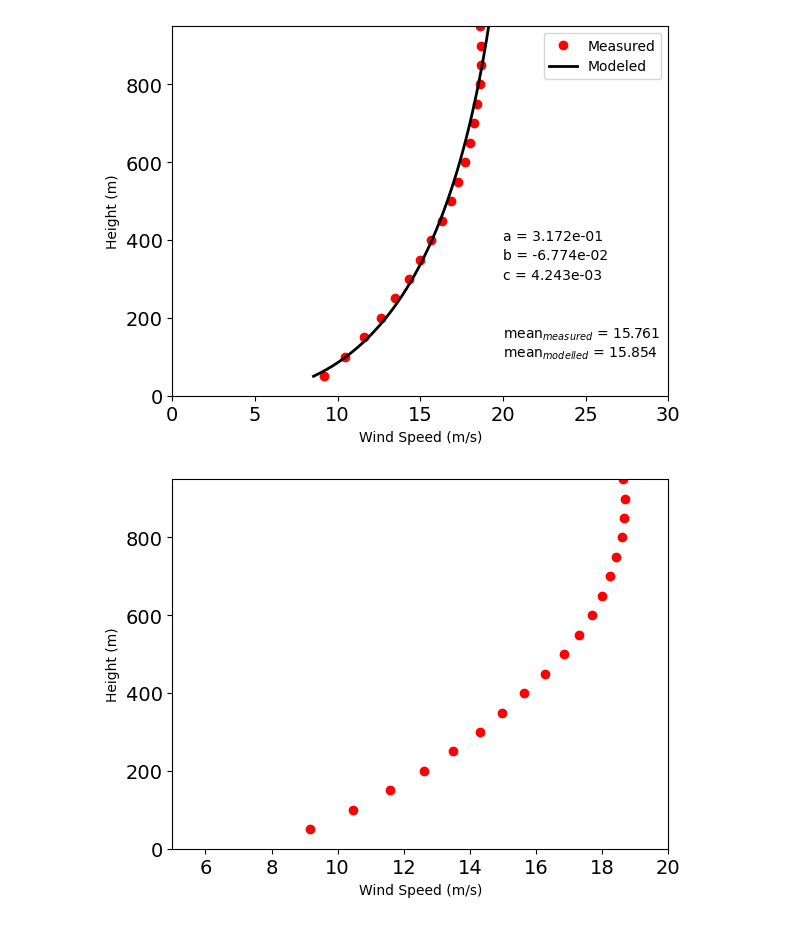
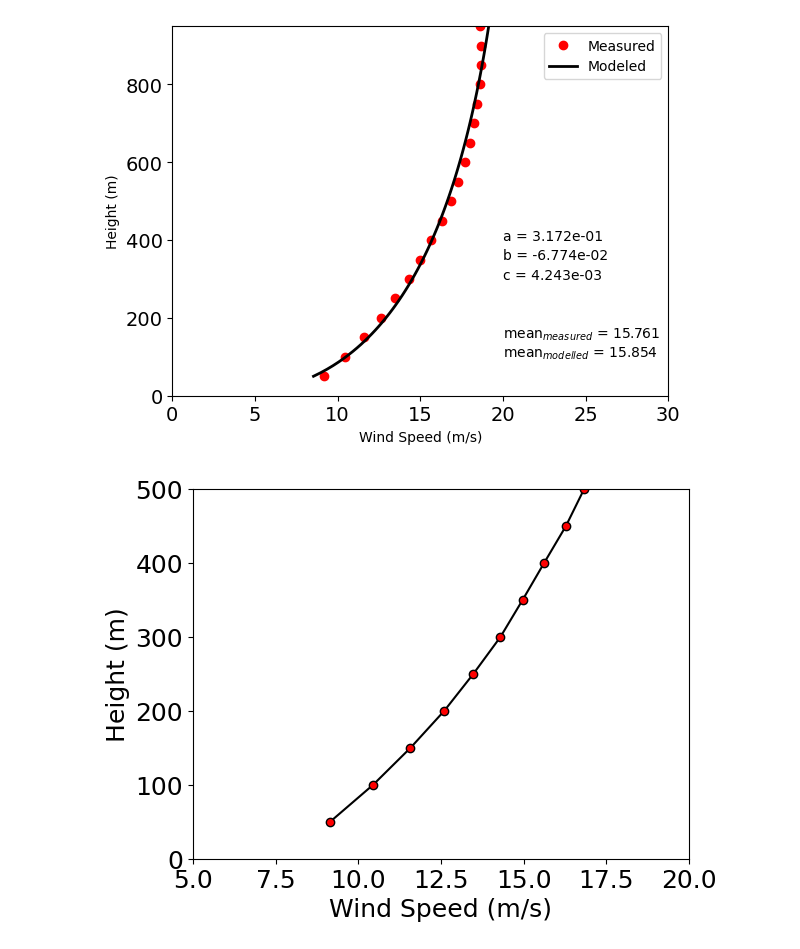
Before and after one commit to HarishBaki/DL_based_wind_profile_estimation, a Jupyter notebook: data/Basu_coefficients_estimation.ipynb, the cells around one changed output. Saved outputs shown, nothing was run; the diff lists cells and outputs as text; code cells hidden in the pictures.

Commit message:
Update Leipzig profile image

```diff
--- a/data/Basu_coefficients_estimation.ipynb
+++ b/data/Basu_coefficients_estimation.ipynb
@@ -346,14 +346,27 @@ plt.text(20, 100, fr'mean$_{{modelled}}$ = {np.mean(u_fit):.3f}')
 plt.savefig('Basu_fit_for_Leipzig_profile_Nelder-Mead.png')
 # %% [output]
 [figure]
-# %%
-# Plot and save the figure
-fig, ax = plt.subplots()
-ax.plot(u, z, 'or', markerfacecolor='r')
-ax.set(xlabel='Wind Speed (m/s)', ylabel='Height (m)')
-ax.set_xlim([5, 20])
-ax.set_ylim([0, max(z)])
-ax.tick_params(labelsize=14)
-plt.savefig('Leipzig_profile.png')
-# %% [output]
-[figure, removed]
+# %%
+data = {
+    'height': [50, 100, 150, 200, 250, 300, 350, 400, 450, 500, 550, 600, 650, 700, 750, 800, 850, 900, 950],
+    'wind_speed': [9.15, 10.45, 11.58, 12.60, 13.48, 14.30, 14.97, 15.62, 16.28, 16.83, 17.30, 17.70, 17.99, 18.23, 18.42, 18.60, 18.66, 18.68, 18.62]
+}
+
+df = pd.DataFrame(data)
+df = pd.DataFrame(data)
+
+# Sample data
+z = data['height']
+u = data['wind_speed']
+
+# Plot and save the figure
+fig, ax = plt.subplots()
+ax.plot(u, z, '-ok', markerfacecolor='r')
+ax.set_xlim([5, 20])
+ax.set_ylim([0, 500])
+ax.tick_params(labelsize=18)
+ax.set_xlabel('Wind Speed (m/s)', fontsize=18)
+ax.set_ylabel('Height (m)', fontsize=18)
+plt.savefig('Leipzig_profile.png', dpi=300, bbox_inches='tight', pad_inches=0)
+# %% [output]
+[figure, added]
```
Also changed, not shown: parts of 1 cell of this notebook, 1 other file.
